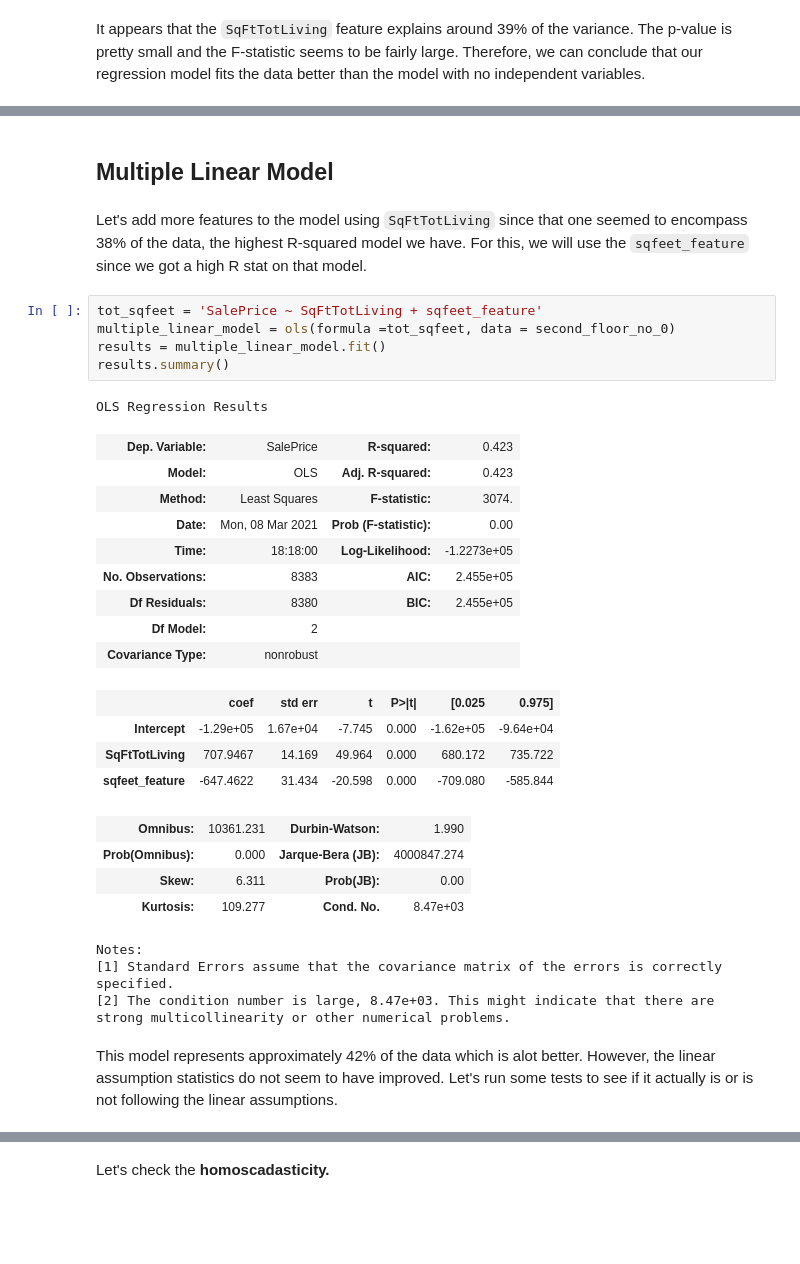
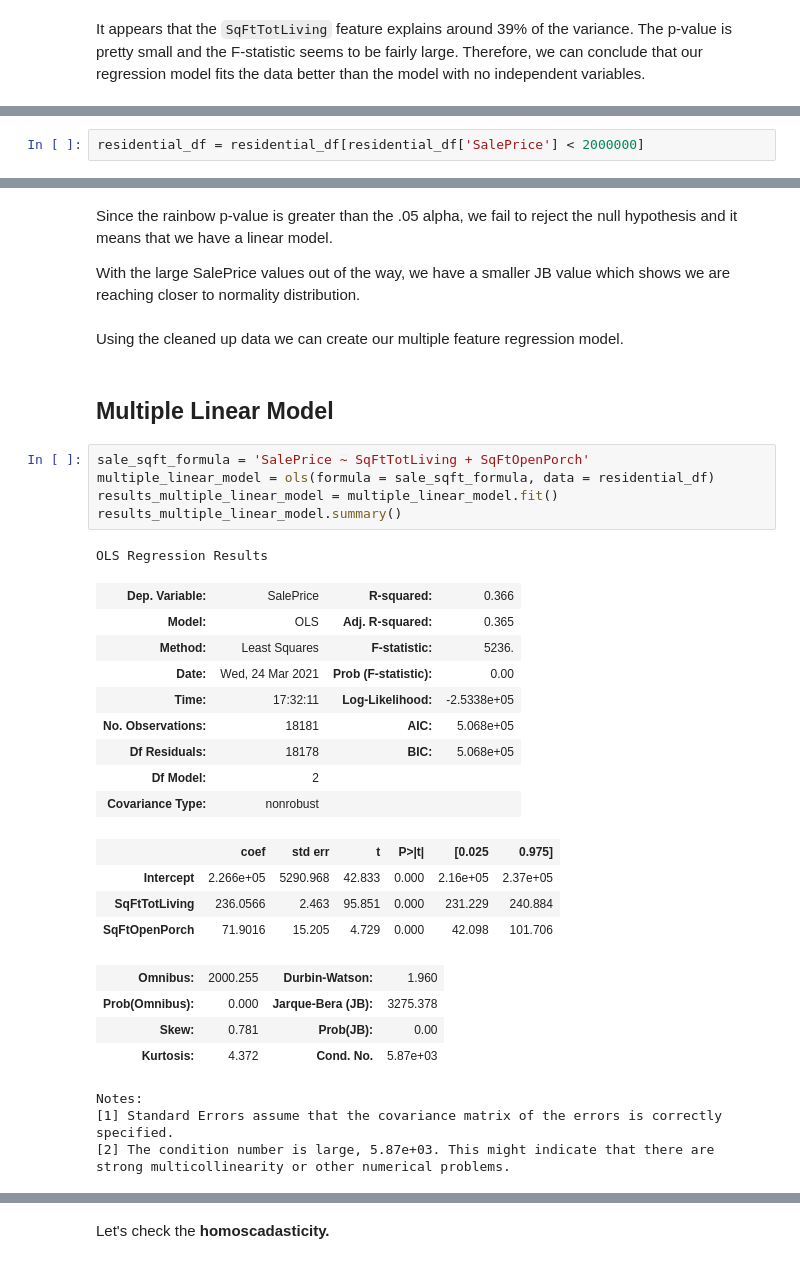
Before and after one commit to edgarbarr1/king-county-housing, a Jupyter notebook: notebooks/report/stats.ipynb, the cells around one changed output, grey strips where cells are left out. Cells and saved outputs as stored; diff of their text form; blank space fills up the shorter version.

```diff
--- a/notebooks/report/stats.ipynb
+++ b/notebooks/report/stats.ipynb
@@ -466,0 +222,2 @@ Notes:
+# %%
+residential_df = residential_df[residential_df['SalePrice'] < 2000000]
@@ -467,34 +286,36 @@ Notes:
+# %% [markdown]
+Since the rainbow p-value is greater than the .05 alpha, we fail to reject the null hypothesis and it means that we have a linear model.
+
+With the large SalePrice values out of the way, we have a smaller JB value which shows we are reaching closer to normality distribution.
+# %% [markdown]
+Using the cleaned up data we can create our multiple feature regression model.
 # %% [markdown]
 ## Multiple Linear Model ##
-# %% [markdown]
-Let's add more features to the model using `SqFtTotLiving` since that one seemed to encompass 38% of the data, the highest R-squared model we have. For this, we will use the `sqfeet_feature` since we got a high R stat on that model.
 # %%
-tot_sqfeet = 'SalePrice ~ SqFtTotLiving + sqfeet_feature'
-multiple_linear_model = ols(formula =tot_sqfeet, data = second_floor_no_0)
-results = multiple_linear_model.fit()
-results.summary()
+sale_sqft_formula = 'SalePrice ~ SqFtTotLiving + SqFtOpenPorch'
+multiple_linear_model = ols(formula = sale_sqft_formula, data = residential_df)
+results_multiple_linear_model = multiple_linear_model.fit()
+results_multiple_linear_model.summary()
 # %% [output]
 OLS Regression Results
-| Dep. Variable: | SalePrice | R-squared: | 0.423 |
-| Model: | OLS | Adj. R-squared: | 0.423 |
-| Method: | Least Squares | F-statistic: | 3074. |
-| Date: | Mon, 08 Mar 2021 | Prob (F-statistic): | 0.00 |
-| Time: | 18:18:00 | Log-Likelihood: | -1.2273e+05 |
-| No. Observations: | 8383 | AIC: | 2.455e+05 |
-| Df Residuals: | 8380 | BIC: | 2.455e+05 |
+| Dep. Variable: | SalePrice | R-squared: | 0.366 |
+| Model: | OLS | Adj. R-squared: | 0.365 |
+| Method: | Least Squares | F-statistic: | 5236. |
+| Date: | Wed, 24 Mar 2021 | Prob (F-statistic): | 0.00 |
+| Time: | 17:32:11 | Log-Likelihood: | -2.5338e+05 |
+| No. Observations: | 18181 | AIC: | 5.068e+05 |
+| Df Residuals: | 18178 | BIC: | 5.068e+05 |
 | Df Model: | 2 |  |  |
 | Covariance Type: | nonrobust |  |  |
 |  | coef | std err | t | P>|t| | [0.025 | 0.975] |
-| Intercept | -1.29e+05 | 1.67e+04 | -7.745 | 0.000 | -1.62e+05 | -9.64e+04 |
-| SqFtTotLiving | 707.9467 | 14.169 | 49.964 | 0.000 | 680.172 | 735.722 |
-| sqfeet_feature | -647.4622 | 31.434 | -20.598 | 0.000 | -709.080 | -585.844 |
+| Intercept | 2.266e+05 | 5290.968 | 42.833 | 0.000 | 2.16e+05 | 2.37e+05 |
+| SqFtTotLiving | 236.0566 | 2.463 | 95.851 | 0.000 | 231.229 | 240.884 |
+| SqFtOpenPorch | 71.9016 | 15.205 | 4.729 | 0.000 | 42.098 | 101.706 |
-| Omnibus: | 10361.231 | Durbin-Watson: | 1.990 |
-| Prob(Omnibus): | 0.000 | Jarque-Bera (JB): | 4000847.274 |
-| Skew: | 6.311 | Prob(JB): | 0.00 |
-| Kurtosis: | 109.277 | Cond. No. | 8.47e+03 |
+| Omnibus: | 2000.255 | Durbin-Watson: | 1.960 |
+| Prob(Omnibus): | 0.000 | Jarque-Bera (JB): | 3275.378 |
+| Skew: | 0.781 | Prob(JB): | 0.00 |
+| Kurtosis: | 4.372 | Cond. No. | 5.87e+03 |
 Notes:
 [1] Standard Errors assume that the covariance matrix of the errors is correctly specified.
-[2] The condition number is large, 8.47e+03. This might indicate that there are
+[2] The condition number is large, 5.87e+03. This might indicate that there are
 strong multicollinearity or other numerical problems.
-# %% [markdown]
-This model represents approximately 42% of the data which is alot better. However, the linear assumption statistics do not seem to have improved. Let's run some tests to see if it actually is or is not following the linear assumptions.
```
Also changed, not shown: parts of 147 cells of this notebook, 1 other file.
